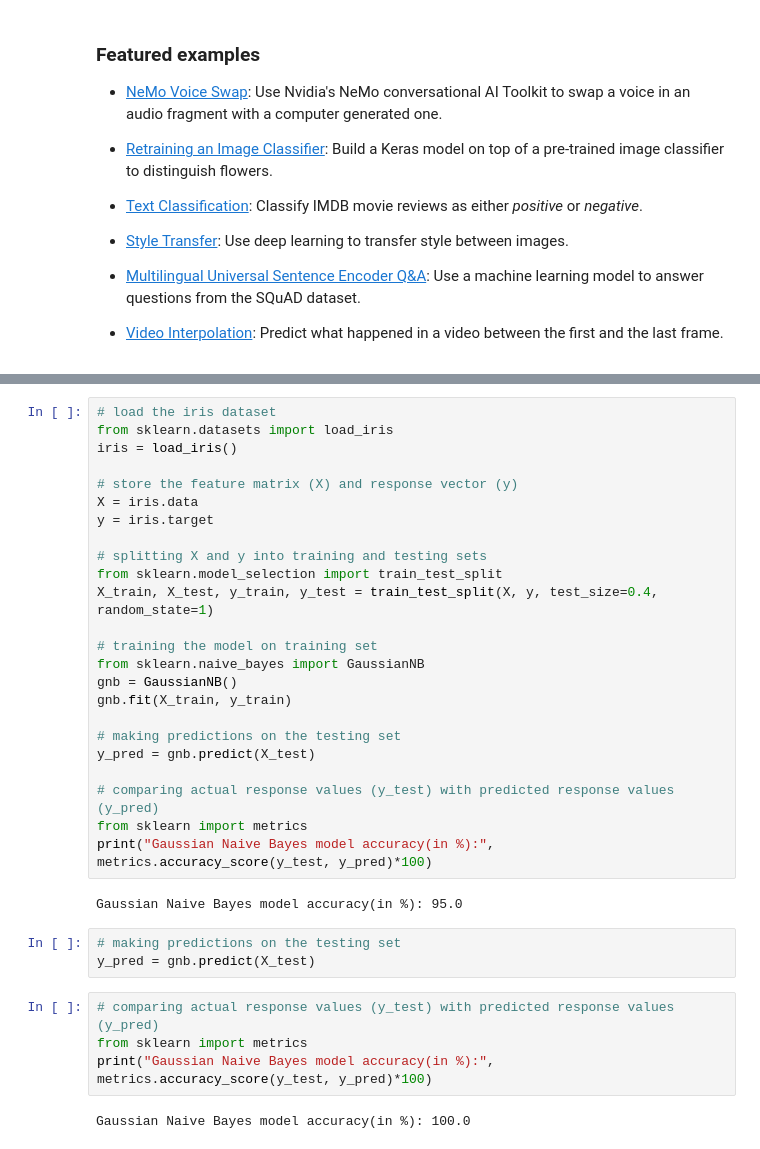
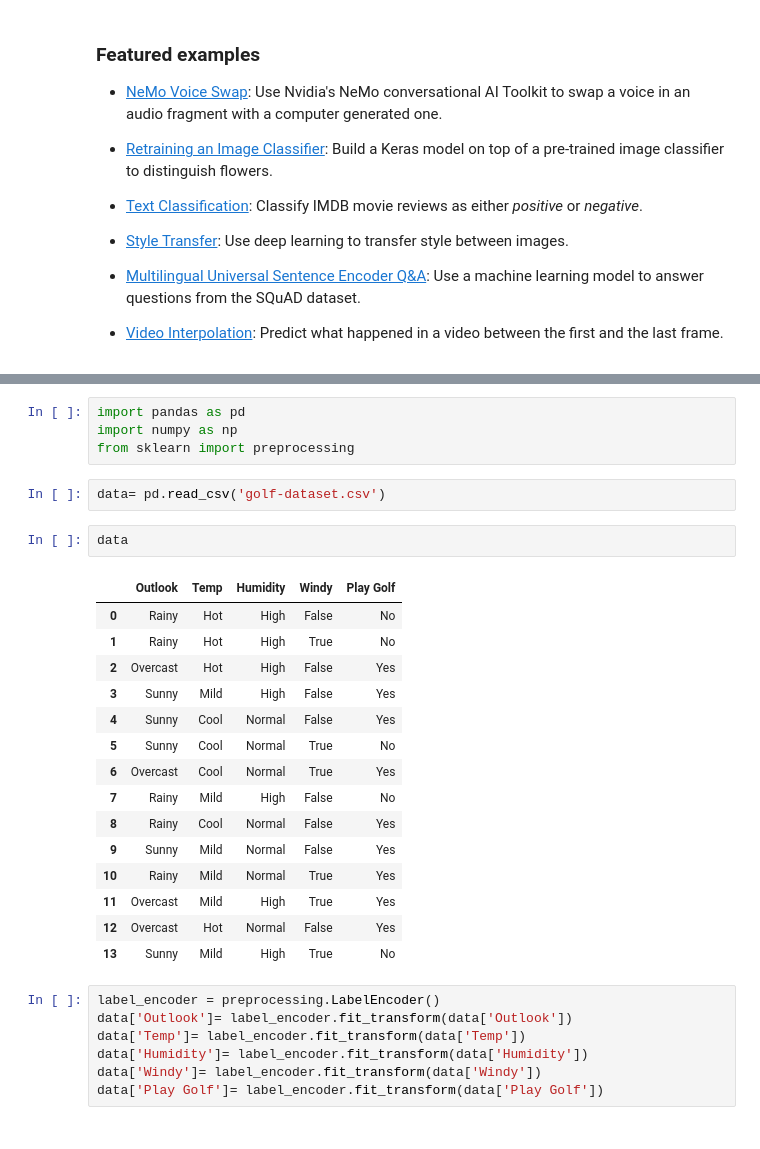
Before and after one commit to jomolrk/Machine_Learning_Lab, a Jupyter notebook: Welcome_To_Colaboratory.ipynb, the cells around one changed output, grey strips where cells are left out. Drawn from its saved outputs; the diff is of its cells as text.

```diff
--- a/Welcome_To_Colaboratory.ipynb
+++ b/Welcome_To_Colaboratory.ipynb
@@ -172,35 +153,31 @@ GaussianNB()
-# %%
-# load the iris dataset
-from sklearn.datasets import load_iris
-iris = load_iris()
-
-# store the feature matrix (X) and response vector (y)
-X = iris.data
-y = iris.target
-
-# splitting X and y into training and testing sets
-from sklearn.model_selection import train_test_split
-X_train, X_test, y_train, y_test = train_test_split(X, y, test_size=0.4, random_state=1)
-
-# training the model on training set
-from sklearn.naive_bayes import GaussianNB
-gnb = GaussianNB()
-gnb.fit(X_train, y_train)
-
-# making predictions on the testing set
-y_pred = gnb.predict(X_test)
-
-# comparing actual response values (y_test) with predicted response values (y_pred)
-from sklearn import metrics
-print("Gaussian Naive Bayes model accuracy(in %):", metrics.accuracy_score(y_test, y_pred)*100)
-# %% [output]
-Gaussian Naive Bayes model accuracy(in %): 95.0
-# %%
-# making predictions on the testing set
-y_pred = gnb.predict(X_test)
-# %%
-# comparing actual response values (y_test) with predicted response values (y_pred)
-from sklearn import metrics
-print("Gaussian Naive Bayes model accuracy(in %):", metrics.accuracy_score(y_test, y_pred)*100)
-# %% [output]
-Gaussian Naive Bayes model accuracy(in %): 100.0
+# %%
+import pandas as pd
+import numpy as np
+from sklearn import preprocessing
+# %%
+data= pd.read_csv('golf-dataset.csv')
+# %%
+data
+# %% [output]
+|  | Outlook | Temp | Humidity | Windy | Play Golf |
+| 0 | Rainy | Hot | High | False | No |
+| 1 | Rainy | Hot | High | True | No |
+| 2 | Overcast | Hot | High | False | Yes |
+| 3 | Sunny | Mild | High | False | Yes |
+| 4 | Sunny | Cool | Normal | False | Yes |
+| 5 | Sunny | Cool | Normal | True | No |
+| 6 | Overcast | Cool | Normal | True | Yes |
+| 7 | Rainy | Mild | High | False | No |
+| 8 | Rainy | Cool | Normal | False | Yes |
+| 9 | Sunny | Mild | Normal | False | Yes |
+| 10 | Rainy | Mild | Normal | True | Yes |
+| 11 | Overcast | Mild | High | True | Yes |
+| 12 | Overcast | Hot | Normal | False | Yes |
+| 13 | Sunny | Mild | High | True | No |
+# %%
+label_encoder = preprocessing.LabelEncoder()
+data['Outlook']= label_encoder.fit_transform(data['Outlook'])
+data['Temp']= label_encoder.fit_transform(data['Temp'])
+data['Humidity']= label_encoder.fit_transform(data['Humidity'])
+data['Windy']= label_encoder.fit_transform(data['Windy'])
+data['Play Golf']= label_encoder.fit_transform(data['Play Golf'])
```
Also changed, not shown: parts of 6 cells of this notebook.
